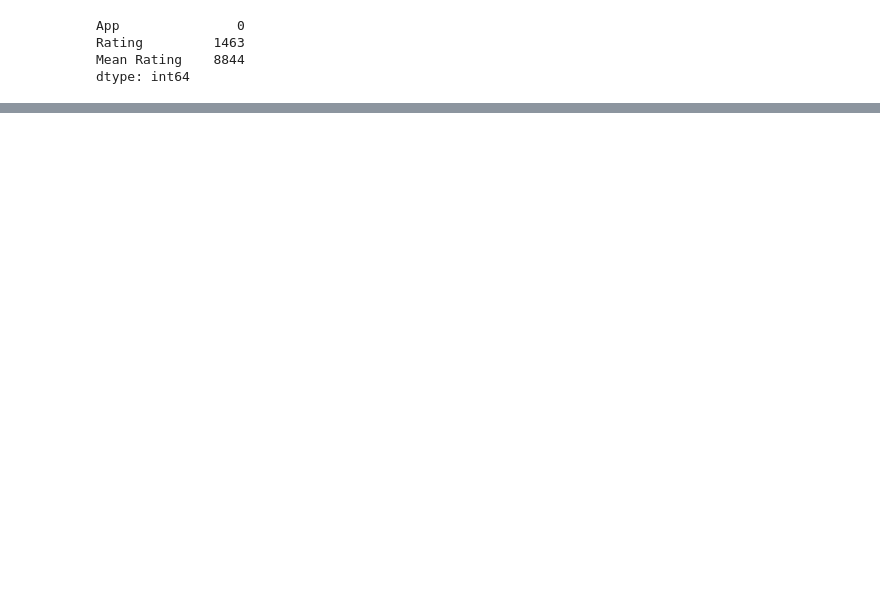
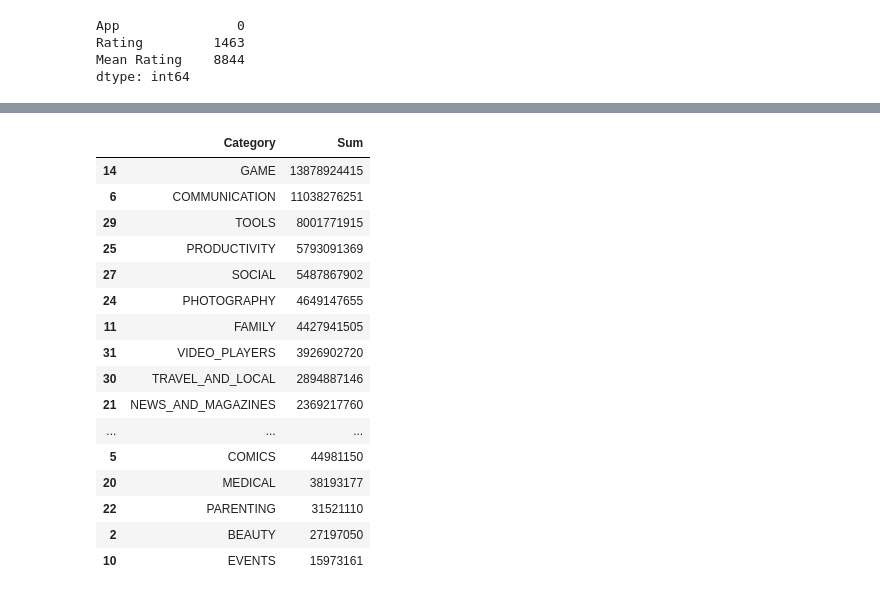
Before and after one commit to AmrAbuelfadl/DE-Project, a Jupyter notebook: DE-Project.ipynb, the cells around one changed output, grey strips where cells are left out. Cells and saved outputs as stored; diff of their text form; code cells hidden in the pictures; blank space fills up the shorter version.

```diff
--- a/DE-Project.ipynb
+++ b/DE-Project.ipynb
@@ -306,0 +318,26 @@ Sum_Of_different_Categories
+# %%
+# Looking for top installed categories
+
+sum = Applications.groupby('Category', as_index=False)['Installs'].sum()
+Categories_Sum_Of_Installs = pd.DataFrame(sum)
+Categories_Sum_Of_Installs.columns = ['Category', 'Sum']
+Categories_Sum_Of_Installs = Categories_Sum_Of_Installs.sort_values(by = 'Sum', ascending = False)
+Categories_Sum_Of_Installs
+# %% [output]
+|  | Category | Sum |
+| 14 | GAME | 13878924415 |
+| 6 | COMMUNICATION | 11038276251 |
+| 29 | TOOLS | 8001771915 |
+| 25 | PRODUCTIVITY | 5793091369 |
+| 27 | SOCIAL | 5487867902 |
+| 24 | PHOTOGRAPHY | 4649147655 |
+| 11 | FAMILY | 4427941505 |
+| 31 | VIDEO_PLAYERS | 3926902720 |
+| 30 | TRAVEL_AND_LOCAL | 2894887146 |
+| 21 | NEWS_AND_MAGAZINES | 2369217760 |
+| ... | ... | ... |
+| 5 | COMICS | 44981150 |
+| 20 | MEDICAL | 38193177 |
+| 22 | PARENTING | 31521110 |
+| 2 | BEAUTY | 27197050 |
+| 10 | EVENTS | 15973161 |
```
Also changed, not shown: parts of 14 cells of this notebook, 3 other files.
